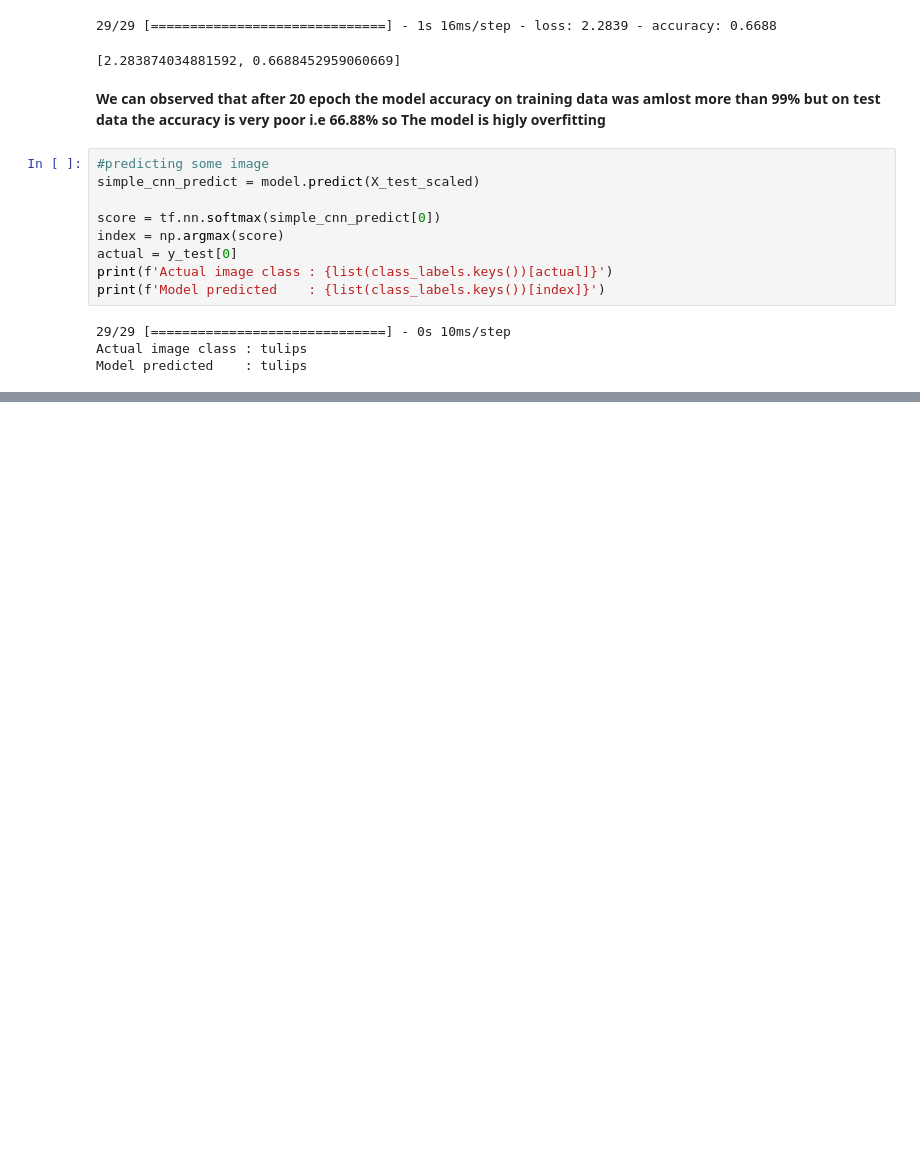
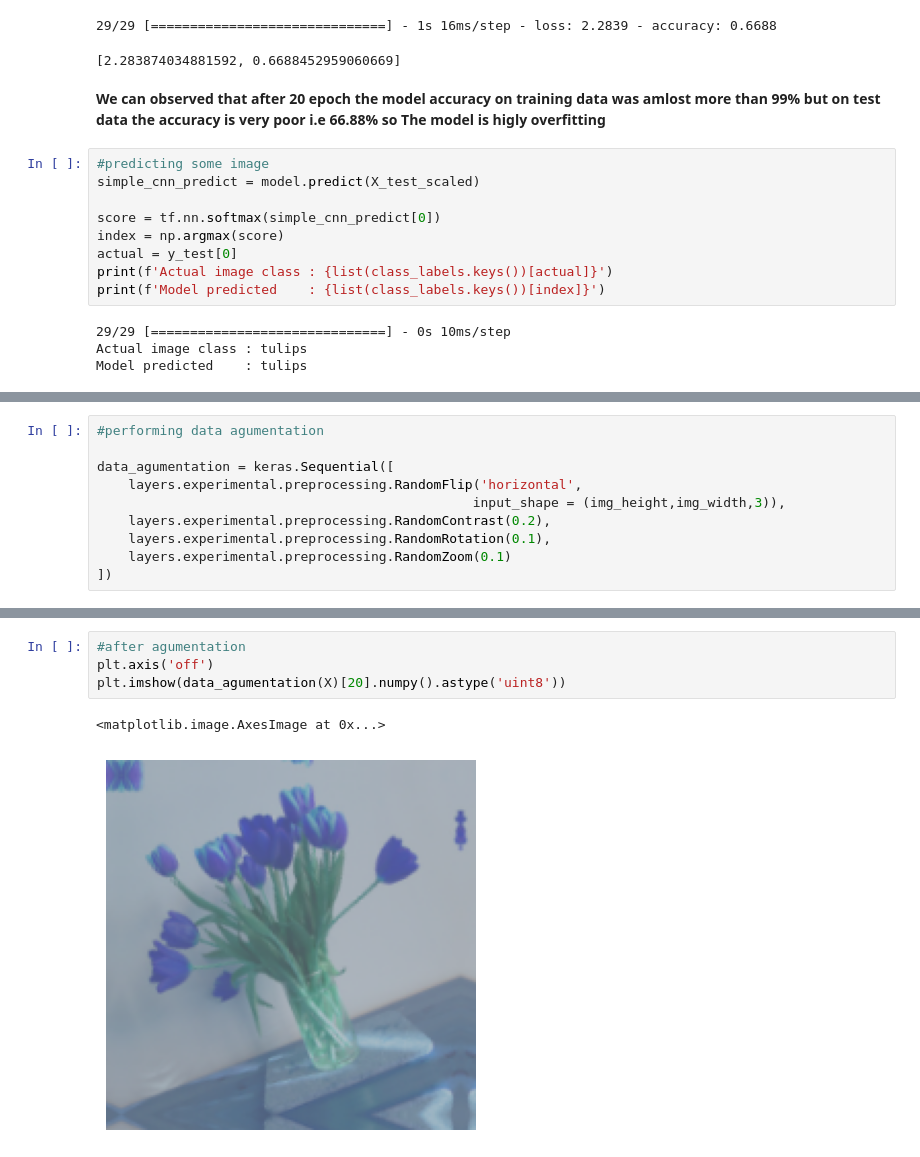
Before and after one commit to Renuka-Wadikar/Data-Science-and-Machine-Learning, a Jupyter notebook: Flower Classification/flower-classification.ipynb, the cells around one changed output, grey strips where cells are left out. Cells and saved outputs as stored; diff of their text form; blank space fills up the shorter version.

```diff
--- a/Flower Classification/flower-classification.ipynb
+++ b/Flower Classification/flower-classification.ipynb
@@ -221,0 +201,10 @@ Model predicted    : roses
+# %%
+#performing data agumentation
+
+data_agumentation = keras.Sequential([
+    layers.experimental.preprocessing.RandomFlip('horizontal',
+                                                input_shape = (img_height,img_width,3)),
+    layers.experimental.preprocessing.RandomContrast(0.2),
+    layers.experimental.preprocessing.RandomRotation(0.1),
+    layers.experimental.preprocessing.RandomZoom(0.1)
+])
@@ -221,0 +218,7 @@ Model predicted    : roses
+# %%
+#after agumentation
+plt.axis('off')
+plt.imshow(data_agumentation(X)[20].numpy().astype('uint8'))
+# %% [output]
+<matplotlib.image.AxesImage at 0x...>
+[figure, added]
```
Also changed, not shown: parts of 8 cells of this notebook.
